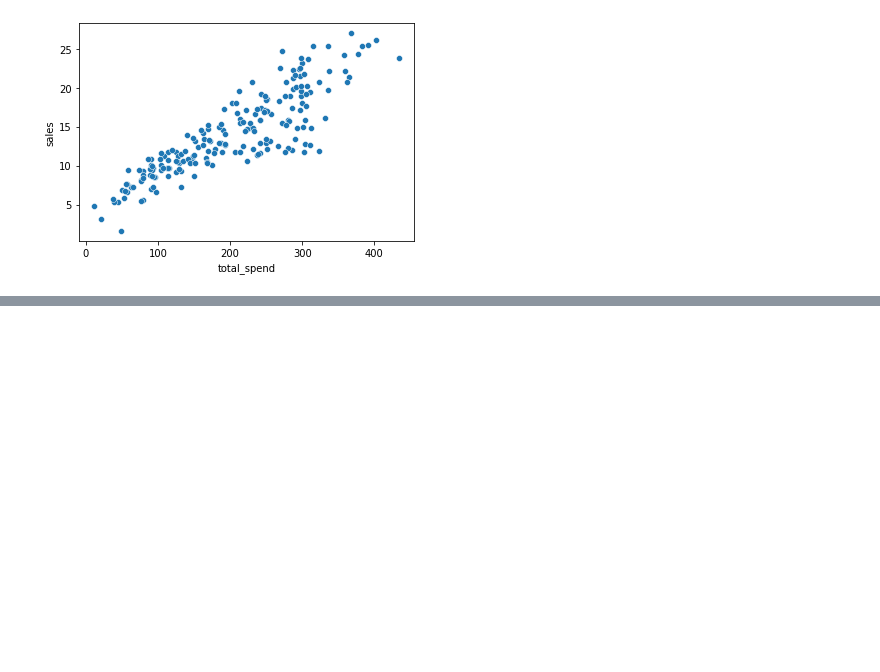
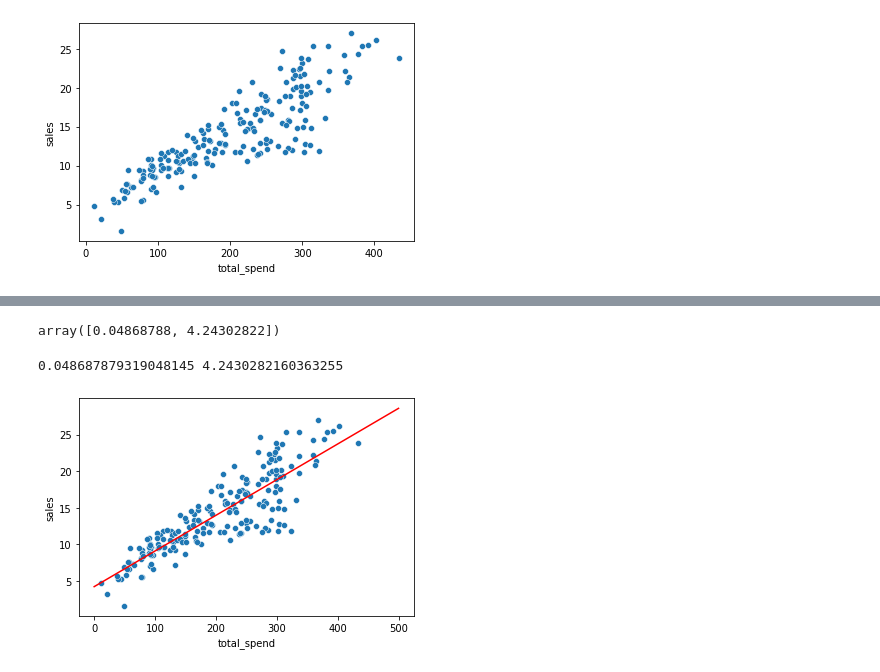
Before and after one commit to Ertugrul-Kurubal/Machine-Learning, a Jupyter notebook: Hand On/Linear Regression.ipynb, the cells around one changed output, grey strips where cells are left out. Cells and saved outputs as stored; diff of their text form; code cells hidden in the pictures; blank space fills up the shorter version.

```diff
--- a/Hand On/Linear Regression.ipynb
+++ b/Hand On/Linear Regression.ipynb
@@ -31,0 +61,19 @@ sns.scatterplot(data=df, x="total_spend", y="sales");
+# %%
+np.polyfit(X, y,deg=1)
+# %% [output]
+array([0.04868788, 4.24302822])
+# %%
+# y = B1x + B0
+B1, B0 = np.polyfit(X, y,deg=1)
+print(B1, B0)
+# %% [output]
+0.048687879319048145 4.2430282160363255
+# %%
+potential_spend = np.linspace(0,500,100)
+# %%
+predicted_sales = 0.048687879319048145*potential_spend + 4.2430282160363255
+# %%
+sns.scatterplot(x ="total_spend", y="sales", data = df)
+plt.plot(potential_spend, predicted_sales, color="red");
+# %% [output]
+[figure, added]
```
Also changed, not shown: parts of 3 cells of this notebook.
